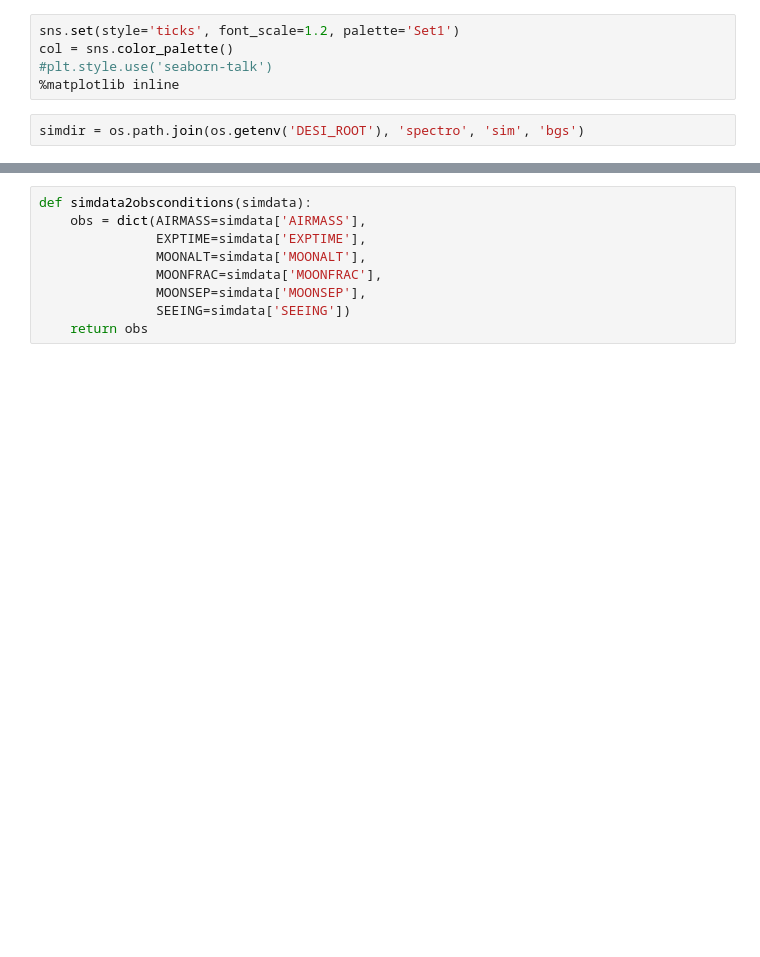
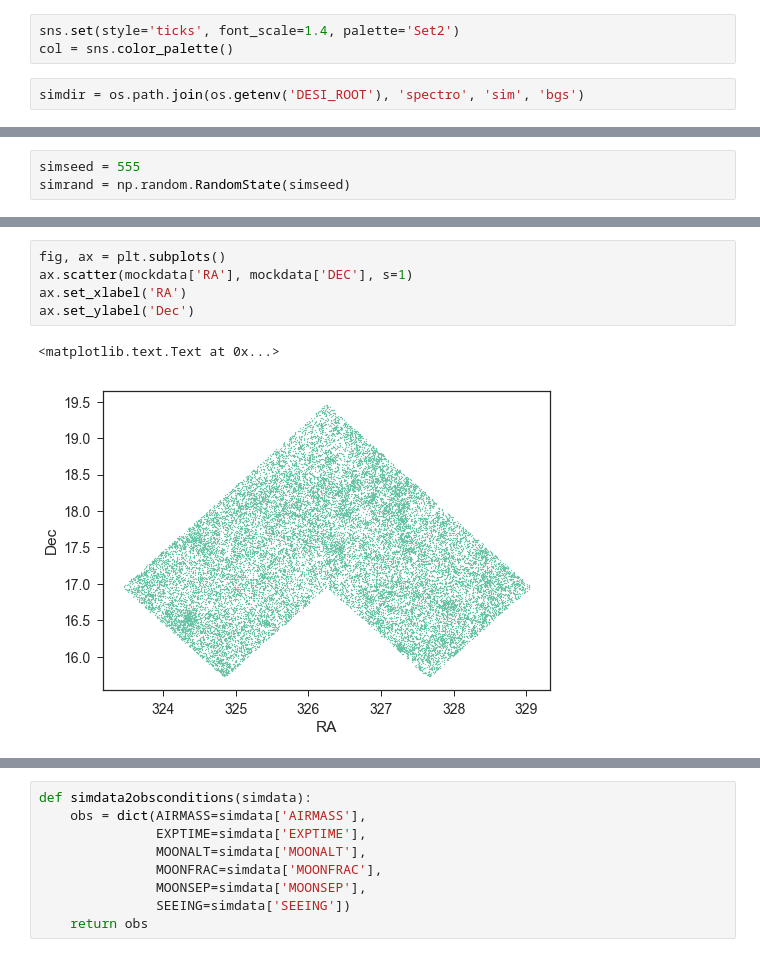
Before and after one commit to desihub/desisim, a Jupyter notebook: doc/nb/bgs-redshift-efficiency.ipynb, the cells around one changed output, grey strips where cells are left out. Cells and saved outputs as stored; diff of their text form; blank space fills up the shorter version.

```diff
--- a/doc/nb/bgs-redshift-efficiency.ipynb
+++ b/doc/nb/bgs-redshift-efficiency.ipynb
@@ -33,7 +29,5 @@ log = get_logger()
 # %%
-sns.set(style='ticks', font_scale=1.2, palette='Set1')
+sns.set(style='ticks', font_scale=1.4, palette='Set2')
 col = sns.color_palette()
-#plt.style.use('seaborn-talk')
-%matplotlib inline
 # %%
 simdir = os.path.join(os.getenv('DESI_ROOT'), 'spectro', 'sim', 'bgs')
@@ -45,0 +34,3 @@ INFO:io.py:967:read_basis_templates: Reading /Users/ioannis/work/desi/spectro/te
+# %%
+simseed = 555
+simrand = np.random.RandomState(simseed)
@@ -45,0 +49,8 @@ INFO:io.py:967:read_basis_templates: Reading /Users/ioannis/work/desi/spectro/te
+# %%
+fig, ax = plt.subplots()
+ax.scatter(mockdata['RA'], mockdata['DEC'], s=1)
+ax.set_xlabel('RA')
+ax.set_ylabel('Dec')
+# %% [output]
+<matplotlib.text.Text at 0x...>
+[figure, added]
```
Also changed, not shown: parts of 44 cells of this notebook.
